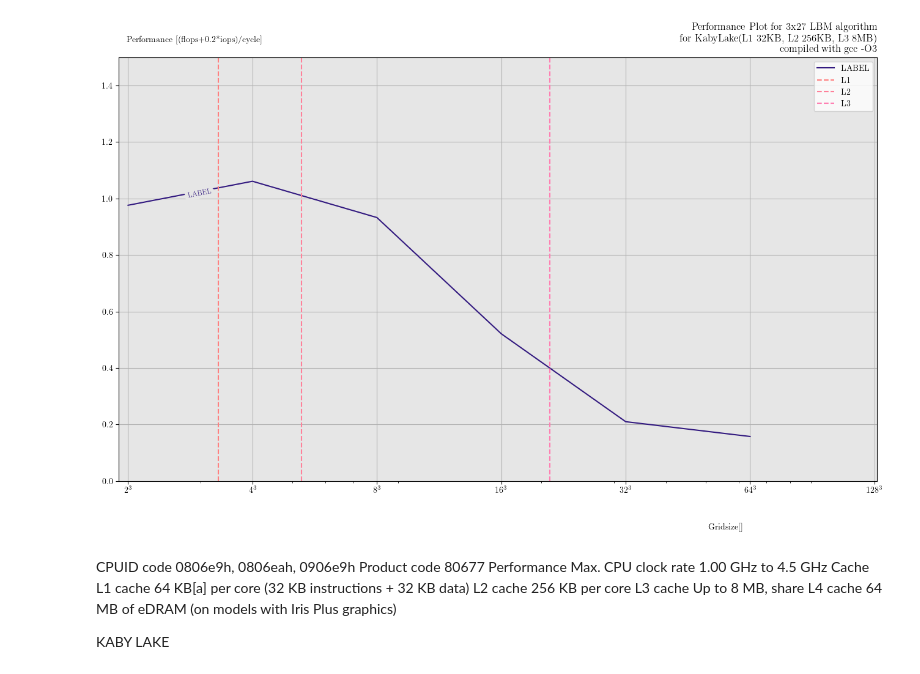
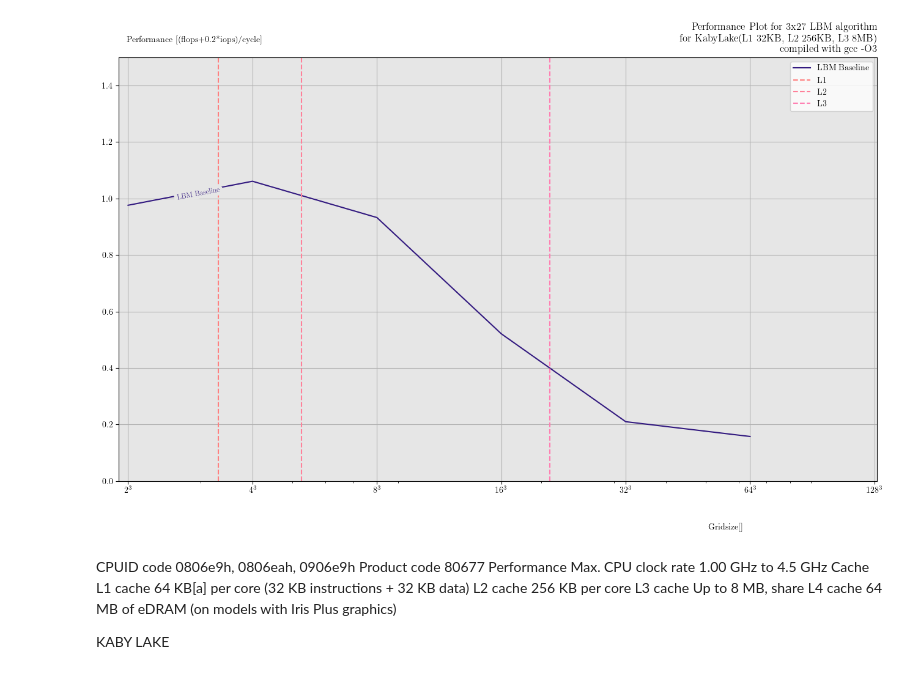
Before and after one commit to duxirosenberg/fast-fluid-simulation, a Jupyter notebook: visualization/plotPerformanceNew.ipynb, the cells around one changed output. Drawn from its saved outputs; the diff is of its cells as text; code cells hidden in the pictures.

Commit message:
performance plot for new file format22

```diff
--- a/visualization/plotPerformanceNew.ipynb
+++ b/visualization/plotPerformanceNew.ipynb
@@ -64,7 +64,7 @@ def plotTime(fname, title, ds, datafile):
 
     plt.semilogx()
 
-    plt.plot(nx, cost(fP, iP), color=(0.2,0.1,0.5,1),label="LABEL")
+    plt.plot(nx, cost(fP, iP), color=(0.2,0.1,0.5,1),label=fname)
     # plt.plot(xaxis, cost(df1["flops"], df1["iops"])/df1["cyclesStruct"], color=(0.2,0.1,0.5,1),label="Periodic BC")
     # plt.plot(xaxis, cost(df2["flops"], df2["iops"])/df2["cyclesStruct"], color=(0.2,0.2,0.6,1),label="Couette BC")
     # plt.plot(xaxis, cost(df3["flops"], df3["iops"])/df3["cyclesStruct"], color=(0.2,0.3,0.7,1),label="Lees-Ewards BC")
@@ -112,34 +112,34 @@ def plotTime(fname, title, ds, datafile):
 
 
     lines = ax.get_lines()
     labelLine(lines[0], 3,   align=True,  fontsize=9, yoffset=0)
     # labelLine(lines[1], 3,   align=True,  fontsize=9, yoffset=0)
     # labelLine(lines[2], 12,  align=False,  fontsize=9, yoffset=-0.08)
 
     plt.xticks(x_ticks, x_ticksL)
     plt.legend()
     plt.title(title, loc="right") #, x=0.85, y=0.9)
     plt.grid(True)
     plt.show
 
 
 
 title27 = "Performance Plot for 3x27 LBM algorithm \n for KabyLake(L1 32KB, L2 256KB, L3 8MB) \n compiled with gcc -O3"
 
 title15 = "Performance Plot for 3x15 LBM algorithm \n for KabyLake(L1 32KB, L2 256KB, L3 8MB) \n compiled with gcc -O3"
 
 title9 = "Performance Plot for 2x9 LBM algorithm \n for KabyLake(L1 32KB, L2 256KB, L3 8MB) \n compiled with gcc -O3"
 
 
 datafile = "TimingData_roofline.csv"
 
 fname = "LBM Baseline"
 
 plotTime(fname, title27, 27, datafile)
 # plotTime(df, title15, 15)
 # plotTime(df, title9, 9)
 # %% [output]
-[figure, old version]
+[figure, new version]
 # %% [markdown]
 CPUID code	0806e9h, 0806eah, 0906e9h
 Product code	80677
```
